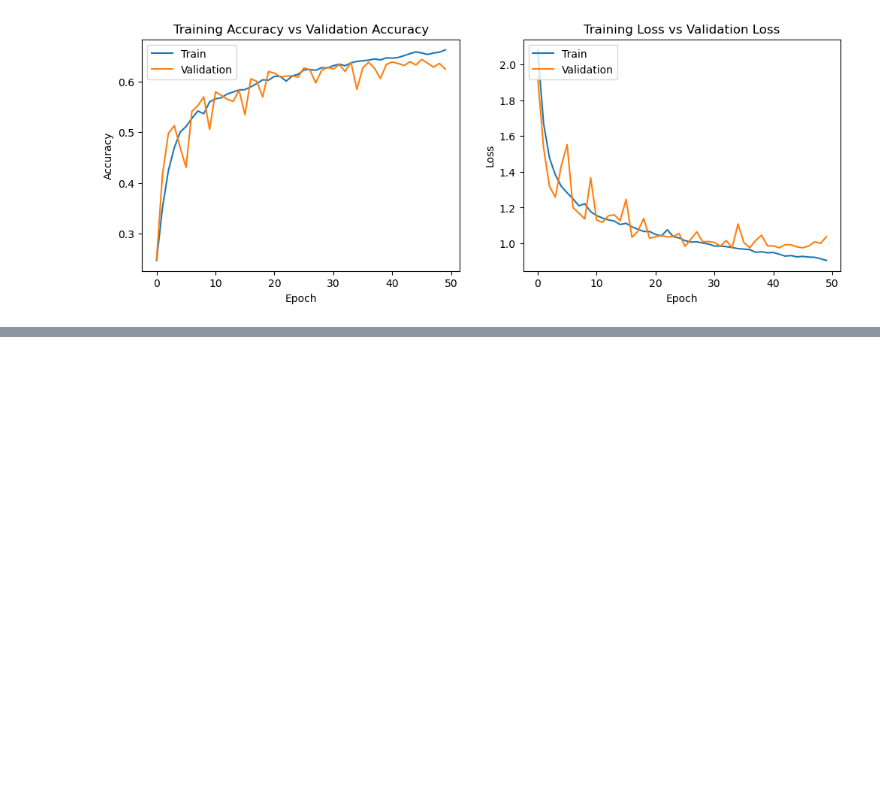
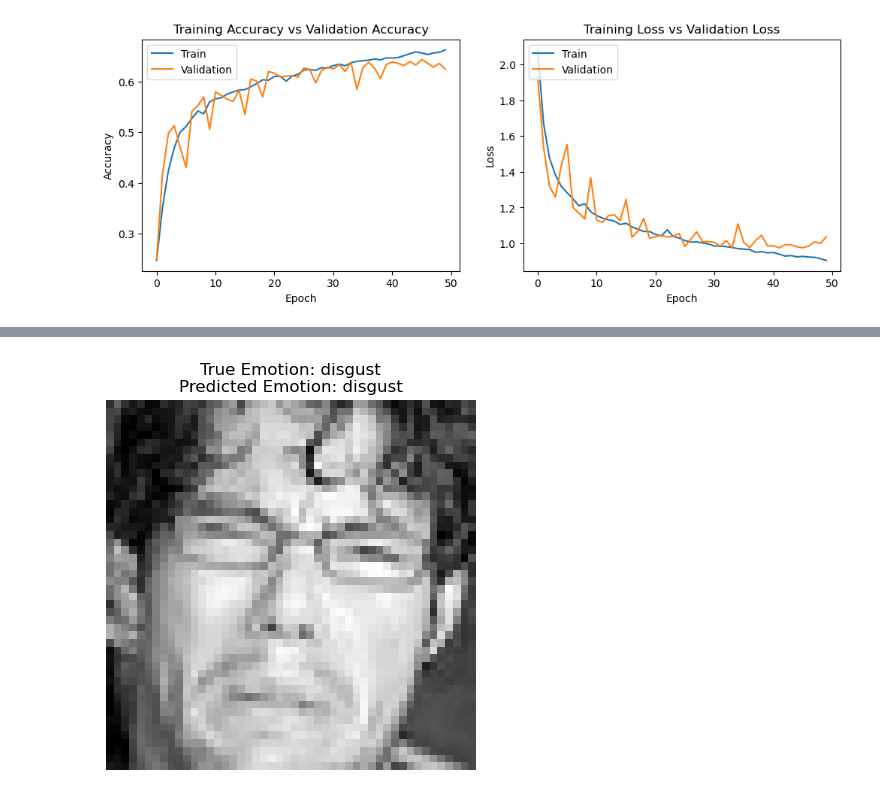
Before and after one commit to rsmassey/Emotion-Recognition, a Jupyter notebook: Emotion Recognition.ipynb, the cells around one changed output, grey strips where cells are left out. Cells and saved outputs as stored; diff of their text form; code cells hidden in the pictures; blank space fills up the shorter version.

```diff
--- a/Emotion Recognition.ipynb
+++ b/Emotion Recognition.ipynb
@@ -240,0 +261,22 @@ model.save('emotion_model.h5')
+# %%
+from tensorflow.keras.preprocessing import image
+
+test_path = './test'
+
+emotion_categories = os.listdir(test_path)
+random_emotion = random.choice(emotion_categories)
+emotion_path = os.path.join(test_path, random_emotion)
+random_image_path = os.path.join(emotion_path, random.choice(os.listdir(emotion_path)))
+
+img = image.load_img(random_image_path, target_size=(48, 48), color_mode="grayscale")
+img_tensor = image.img_to_array(img)
+img_tensor = img_tensor.astype('float32') / 255.
+img_tensor = img_tensor.reshape((1, 48, 48, 1))
+
+predictions = model.predict(img_tensor)
+predicted_emotion = emotion_categories[predictions.argmax()]
+plt.imshow(img, cmap="gray")
+plt.title(f"True Emotion: {random_emotion}\nPredicted Emotion: {predicted_emotion}")
+plt.axis('off')
+plt.show()
+# %% [output]
@@ -240,0 +284 @@ model.save('emotion_model.h5')
+[figure, added]
```
Also changed, not shown: parts of 2 cells of this notebook.
